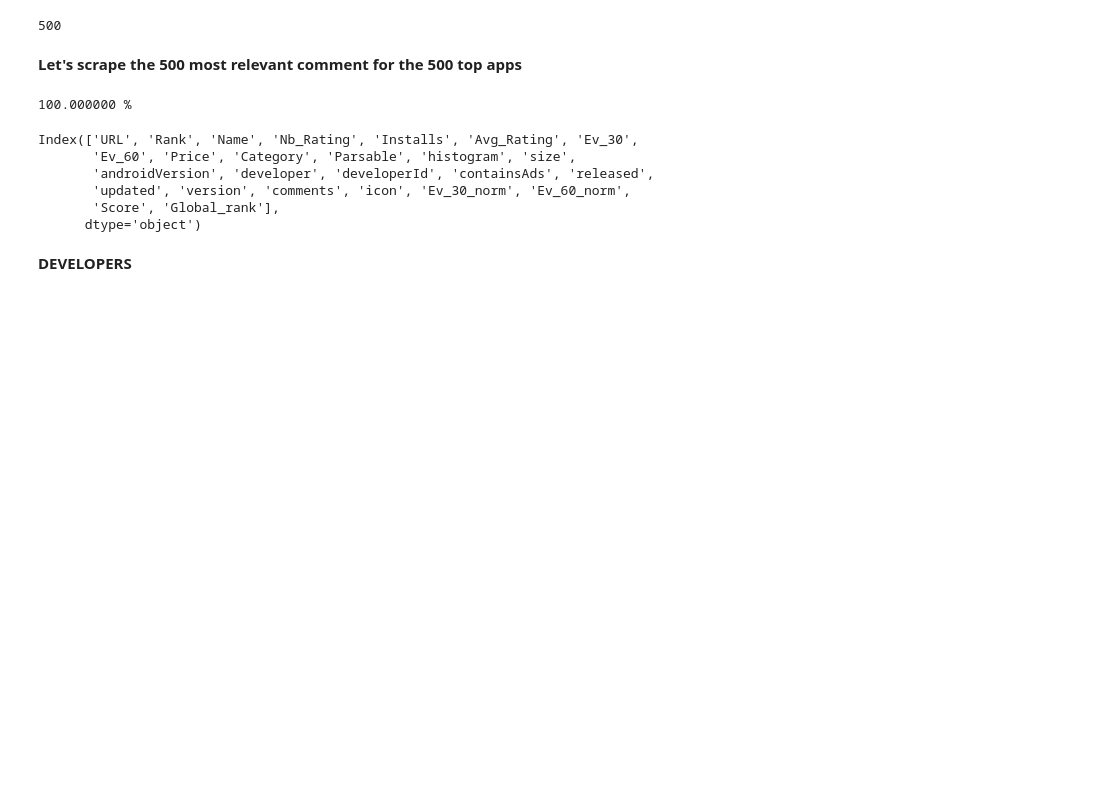
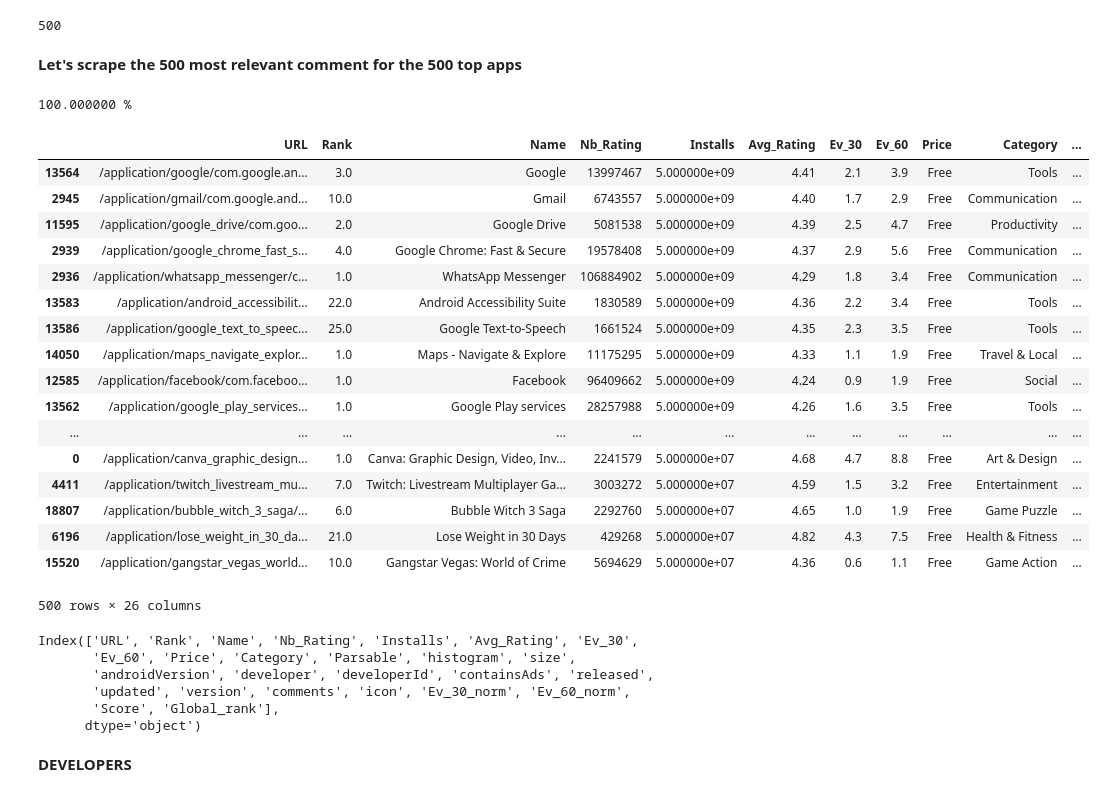
Before and after one commit to com-480-data-visualization/com-480-project-javastreet, a Jupyter notebook: analysis2.ipynb, the cells around one changed output. Cells and saved outputs as stored; diff of their text form; code cells hidden in the pictures; blank space fills up the shorter version.

```diff
--- a/analysis2.ipynb
+++ b/analysis2.ipynb
@@ -259,6 +397,27 @@ for url in df_app.sort_values(["Global_rank"])["URL"].head(500)[i:]:
     df_app.at[df_app.index[df_app["URL"]==url].tolist()[0],"comments"] = resultfinal
 # %% [output]
 100.000000 %
+# %%
+df_app.sort_values(["Global_rank"]).head(500)
+# %% [output]
+|  | URL | Rank | Name | Nb_Rating | Installs | Avg_Rating | Ev_30 | Ev_60 | Price | Category | ... |
+| 13564 | /application/google/com.google.an... | 3.0 | Google | 13997467 | 5.000000e+09 | 4.41 | 2.1 | 3.9 | Free | Tools | ... |
+| 2945 | /application/gmail/com.google.and... | 10.0 | Gmail | 6743557 | 5.000000e+09 | 4.40 | 1.7 | 2.9 | Free | Communication | ... |
+| 11595 | /application/google_drive/com.goo... | 2.0 | Google Drive | 5081538 | 5.000000e+09 | 4.39 | 2.5 | 4.7 | Free | Productivity | ... |
+| 2939 | /application/google_chrome_fast_s... | 4.0 | Google Chrome: Fast & Secure | 19578408 | 5.000000e+09 | 4.37 | 2.9 | 5.6 | Free | Communication | ... |
+| 2936 | /application/whatsapp_messenger/c... | 1.0 | WhatsApp Messenger | 106884902 | 5.000000e+09 | 4.29 | 1.8 | 3.4 | Free | Communication | ... |
+| 13583 | /application/android_accessibilit... | 22.0 | Android Accessibility Suite | 1830589 | 5.000000e+09 | 4.36 | 2.2 | 3.4 | Free | Tools | ... |
+| 13586 | /application/google_text_to_speec... | 25.0 | Google Text-to-Speech | 1661524 | 5.000000e+09 | 4.35 | 2.3 | 3.5 | Free | Tools | ... |
+| 14050 | /application/maps_navigate_explor... | 1.0 | Maps - Navigate & Explore | 11175295 | 5.000000e+09 | 4.33 | 1.1 | 1.9 | Free | Travel & Local | ... |
+| 12585 | /application/facebook/com.faceboo... | 1.0 | Facebook | 96409662 | 5.000000e+09 | 4.24 | 0.9 | 1.9 | Free | Social | ... |
+| 13562 | /application/google_play_services... | 1.0 | Google Play services | 28257988 | 5.000000e+09 | 4.26 | 1.6 | 3.5 | Free | Tools | ... |
+| ... | ... | ... | ... | ... | ... | ... | ... | ... | ... | ... | ... |
+| 0 | /application/canva_graphic_design... | 1.0 | Canva: Graphic Design, Video, Inv... | 2241579 | 5.000000e+07 | 4.68 | 4.7 | 8.8 | Free | Art & Design | ... |
+| 4411 | /application/twitch_livestream_mu... | 7.0 | Twitch: Livestream Multiplayer Ga... | 3003272 | 5.000000e+07 | 4.59 | 1.5 | 3.2 | Free | Entertainment | ... |
+| 18807 | /application/bubble_witch_3_saga/... | 6.0 | Bubble Witch 3 Saga | 2292760 | 5.000000e+07 | 4.65 | 1.0 | 1.9 | Free | Game Puzzle | ... |
+| 6196 | /application/lose_weight_in_30_da... | 21.0 | Lose Weight in 30 Days | 429268 | 5.000000e+07 | 4.82 | 4.3 | 7.5 | Free | Health & Fitness | ... |
+| 15520 | /application/gangstar_vegas_world... | 10.0 | Gangstar Vegas: World of Crime | 5694629 | 5.000000e+07 | 4.36 | 0.6 | 1.1 | Free | Game Action | ... |
+500 rows × 26 columns
 # %%
 df_app.to_csv("data/final_dataset.csv")
 # %%
```
Also changed, not shown: parts of 57 cells of this notebook.
